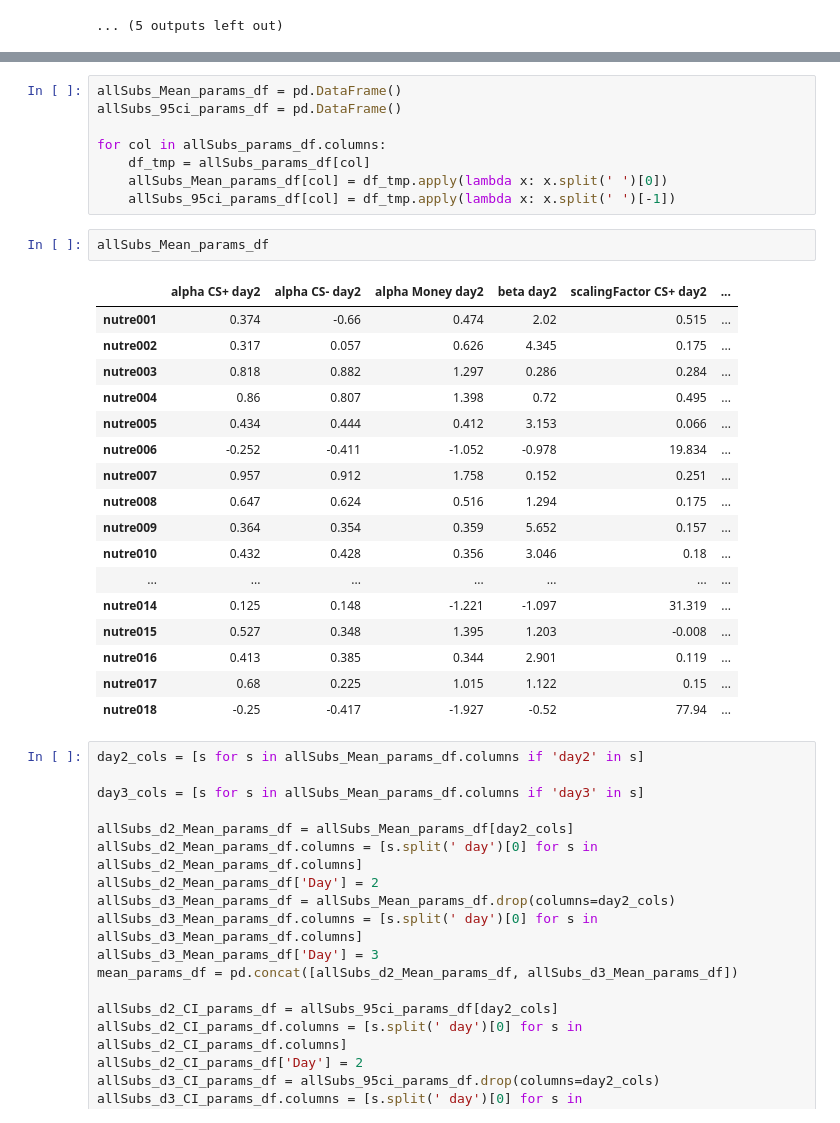
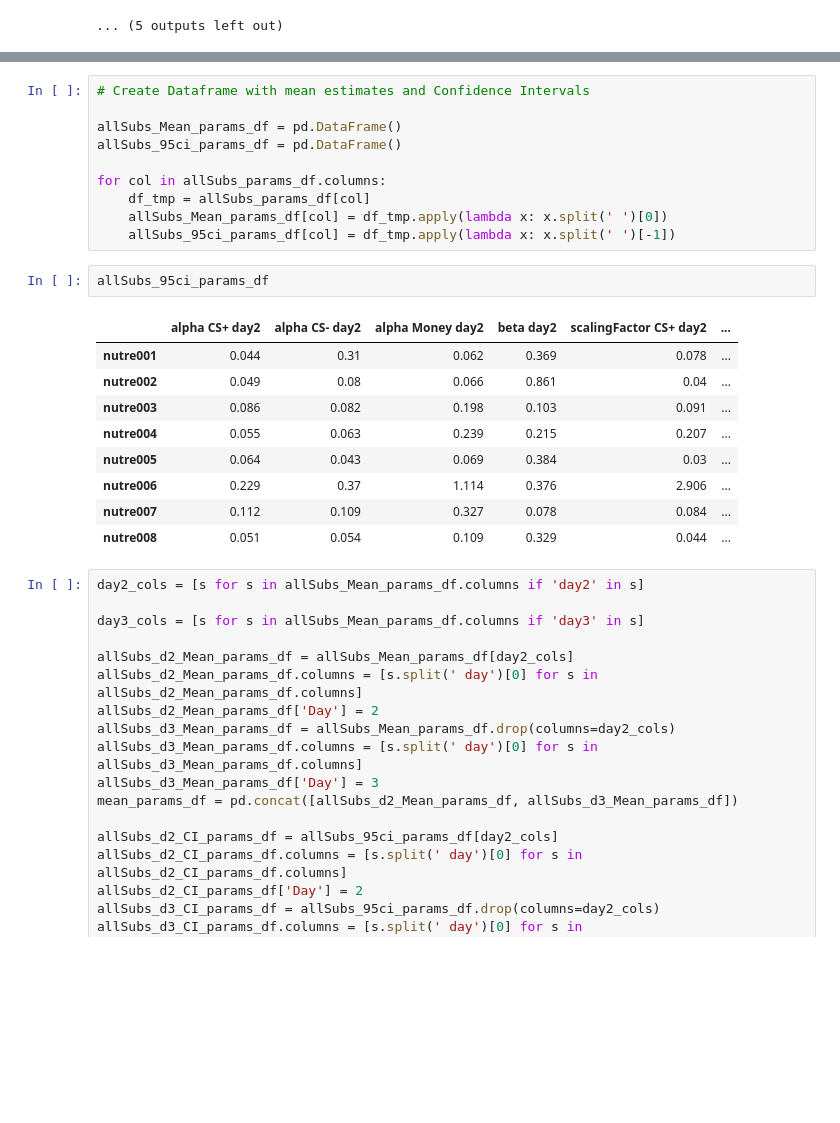
Before and after one commit to ffviana/nutreconDrive, a Jupyter notebook: 3. Analysis/groupAnalysis.ipynb, the cells around one changed output, grey strips where cells are left out. Drawn from its saved outputs; the diff is of its cells as text; blank space fills up the shorter version.

```diff
--- a/3. Analysis/groupAnalysis.ipynb
+++ b/3. Analysis/groupAnalysis.ipynb
@@ -739,4 +721,6 @@ allSubs_params_df
 # %%
+# Create Dataframe with mean estimates and Confidence Intervals
+
 allSubs_Mean_params_df = pd.DataFrame()
 allSubs_95ci_params_df = pd.DataFrame()
 
@@ -744,26 +728,18 @@ for col in allSubs_params_df.columns:
     df_tmp = allSubs_params_df[col]
     allSubs_Mean_params_df[col] = df_tmp.apply(lambda x: x.split(' ')[0])
     allSubs_95ci_params_df[col] = df_tmp.apply(lambda x: x.split(' ')[-1])
-# %%
-allSubs_Mean_params_df
-# %% [output]
-|  | alpha CS+ day2 | alpha CS- day2 | alpha Money day2 | beta day2 | scalingFactor CS+ day2 | ... |
-| nutre001 | 0.374 | -0.66 | 0.474 | 2.02 | 0.515 | ... |
-| nutre002 | 0.317 | 0.057 | 0.626 | 4.345 | 0.175 | ... |
-| nutre003 | 0.818 | 0.882 | 1.297 | 0.286 | 0.284 | ... |
-| nutre004 | 0.86 | 0.807 | 1.398 | 0.72 | 0.495 | ... |
-| nutre005 | 0.434 | 0.444 | 0.412 | 3.153 | 0.066 | ... |
-| nutre006 | -0.252 | -0.411 | -1.052 | -0.978 | 19.834 | ... |
-| nutre007 | 0.957 | 0.912 | 1.758 | 0.152 | 0.251 | ... |
-| nutre008 | 0.647 | 0.624 | 0.516 | 1.294 | 0.175 | ... |
-| nutre009 | 0.364 | 0.354 | 0.359 | 5.652 | 0.157 | ... |
-| nutre010 | 0.432 | 0.428 | 0.356 | 3.046 | 0.18 | ... |
-| ... | ... | ... | ... | ... | ... | ... |
-| nutre014 | 0.125 | 0.148 | -1.221 | -1.097 | 31.319 | ... |
-| nutre015 | 0.527 | 0.348 | 1.395 | 1.203 | -0.008 | ... |
-| nutre016 | 0.413 | 0.385 | 0.344 | 2.901 | 0.119 | ... |
-| nutre017 | 0.68 | 0.225 | 1.015 | 1.122 | 0.15 | ... |
-| nutre018 | -0.25 | -0.417 | -1.927 | -0.52 | 77.94 | ... |
+# %%
+allSubs_95ci_params_df
+# %% [output]
+|  | alpha CS+ day2 | alpha CS- day2 | alpha Money day2 | beta day2 | scalingFactor CS+ day2 | ... |
+| nutre001 | 0.044 | 0.31 | 0.062 | 0.369 | 0.078 | ... |
+| nutre002 | 0.049 | 0.08 | 0.066 | 0.861 | 0.04 | ... |
+| nutre003 | 0.086 | 0.082 | 0.198 | 0.103 | 0.091 | ... |
+| nutre004 | 0.055 | 0.063 | 0.239 | 0.215 | 0.207 | ... |
+| nutre005 | 0.064 | 0.043 | 0.069 | 0.384 | 0.03 | ... |
+| nutre006 | 0.229 | 0.37 | 1.114 | 0.376 | 2.906 | ... |
+| nutre007 | 0.112 | 0.109 | 0.327 | 0.078 | 0.084 | ... |
+| nutre008 | 0.051 | 0.054 | 0.109 | 0.329 | 0.044 | ... |
 # %%
 day2_cols = [s for s in allSubs_Mean_params_df.columns if 'day2' in s]
 
```
Also changed, not shown: parts of 12 cells of this notebook.
